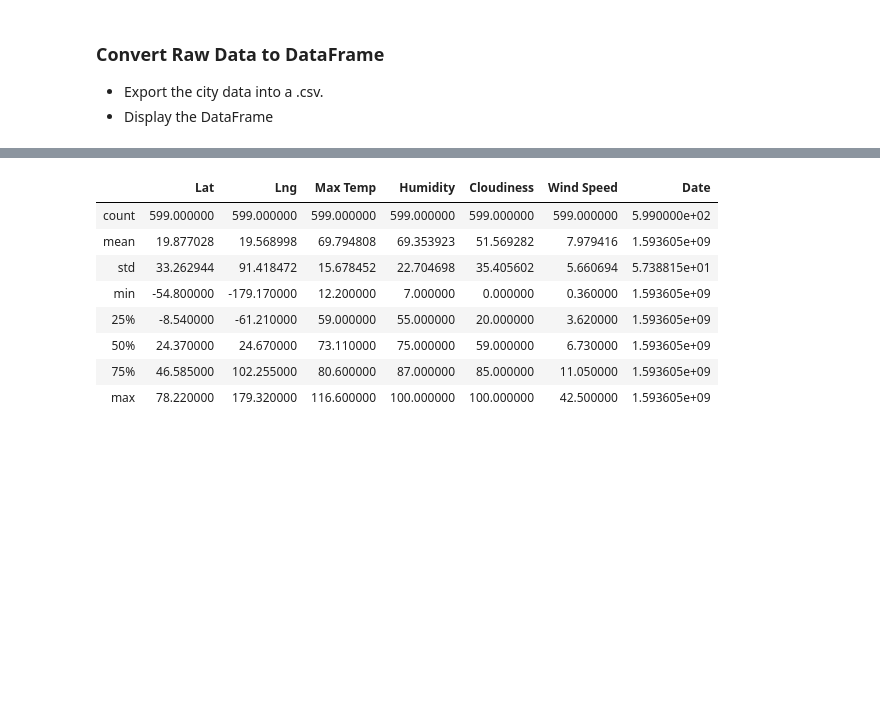
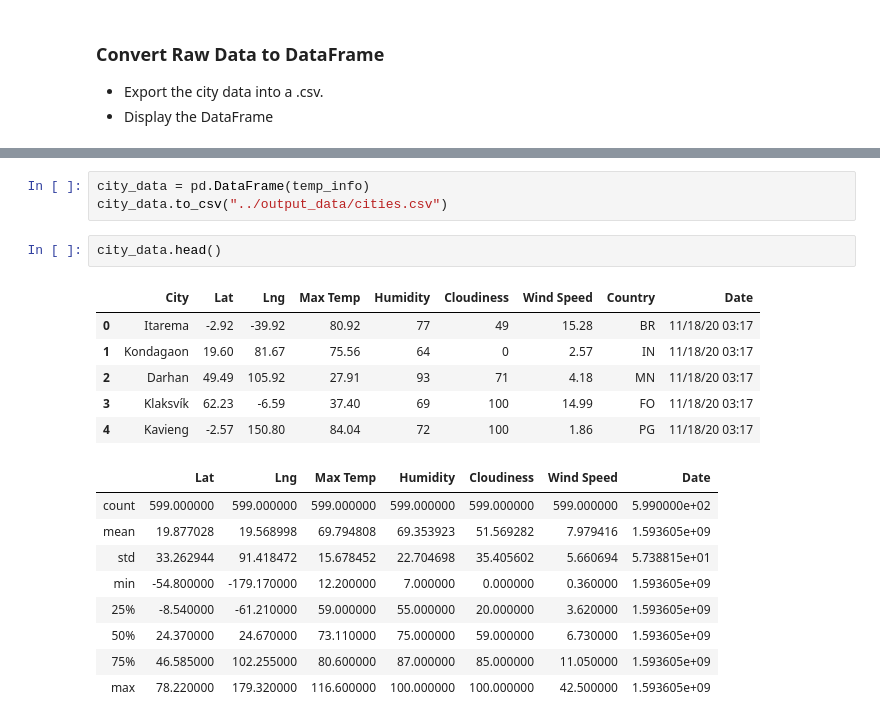
Before and after one commit to yuyhong23/python-api-challenge, a Jupyter notebook: weatherpy/WeatherPy-Copy1.ipynb, the cells around one changed output, grey strips where cells are left out. Cells and saved outputs as stored; diff of their text form; blank space fills up the shorter version.

Commit message:
Coverted raw data to dataframe and saved to output folder.

```diff
--- a/weatherpy/WeatherPy-Copy1.ipynb
+++ b/weatherpy/WeatherPy-Copy1.ipynb
@@ -148,3 +158,15 @@ print("----------------------------\n",
+# %%
+city_data = pd.DataFrame(temp_info)
+city_data.to_csv("../output_data/cities.csv")
+# %%
+city_data.head()
+# %% [output]
+|  | City | Lat | Lng | Max Temp | Humidity | Cloudiness | Wind Speed | Country | Date |
+| 0 | Itarema | -2.92 | -39.92 | 80.92 | 77 | 49 | 15.28 | BR | 11/18/20 03:17 |
+| 1 | Kondagaon | 19.60 | 81.67 | 75.56 | 64 | 0 | 2.57 | IN | 11/18/20 03:17 |
+| 2 | Darhan | 49.49 | 105.92 | 27.91 | 93 | 71 | 4.18 | MN | 11/18/20 03:17 |
+| 3 | Klaksvík | 62.23 | -6.59 | 37.40 | 69 | 100 | 14.99 | FO | 11/18/20 03:17 |
+| 4 | Kavieng | -2.57 | 150.80 | 84.04 | 72 | 100 | 1.86 | PG | 11/18/20 03:17 |
 # %%
 # %% [output]
 |  | Lat | Lng | Max Temp | Humidity | Cloudiness | Wind Speed | Date |
```
Also changed, not shown: parts of 2 cells of this notebook, 1 other file.
